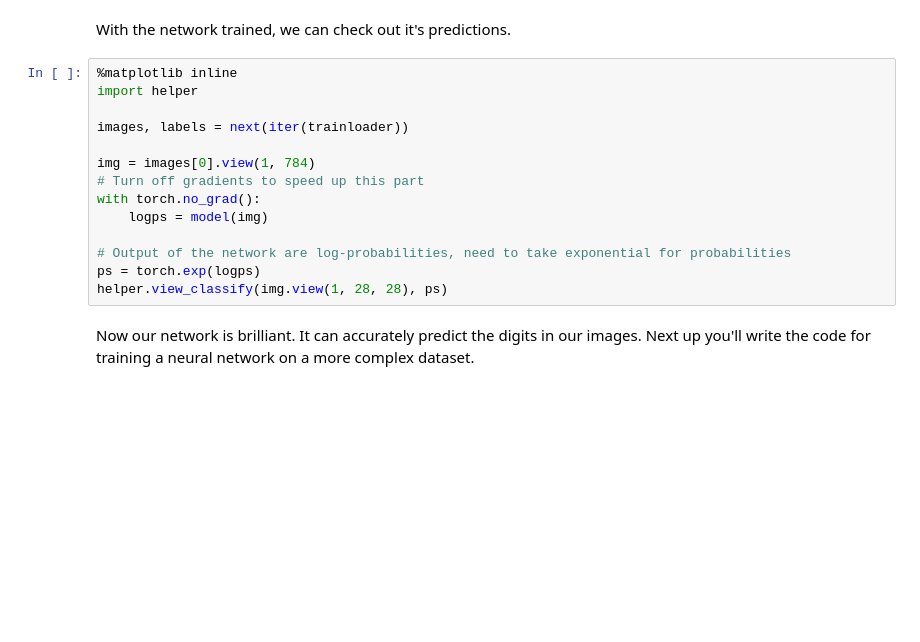
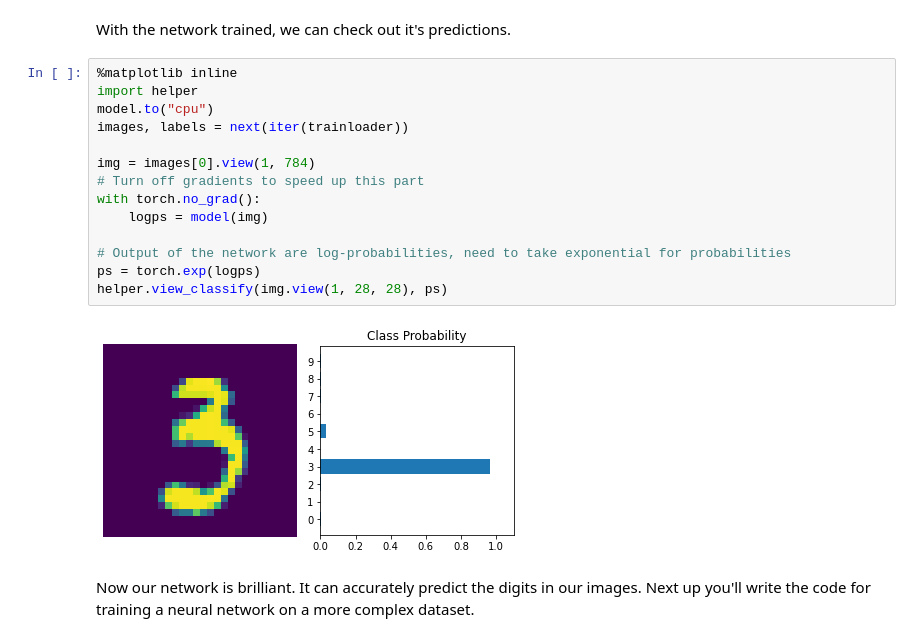
Before and after one commit to KevinHooah/deep-learning-v2-pytorch, a Jupyter notebook: intro-to-pytorch/Part 3 - Training Neural Networks (Exercises).ipynb, the cells around one changed output. Saved outputs shown, nothing was run; the diff lists cells and outputs as text; blank space fills up the shorter version.

```diff
--- a/intro-to-pytorch/Part 3 - Training Neural Networks (Exercises).ipynb
+++ b/intro-to-pytorch/Part 3 - Training Neural Networks (Exercises).ipynb
@@ -265,16 +344,18 @@ With the network trained, we can check out it's predictions.
 # %%
 %matplotlib inline
 import helper
-
+model.to("cpu")
 images, labels = next(iter(trainloader))
 
 img = images[0].view(1, 784)
 # Turn off gradients to speed up this part
 with torch.no_grad():
     logps = model(img)
 
 # Output of the network are log-probabilities, need to take exponential for probabilities
 ps = torch.exp(logps)
 helper.view_classify(img.view(1, 28, 28), ps)
+# %% [output]
+[figure, added]
 # %% [markdown]
 Now our network is brilliant. It can accurately predict the digits in our images. Next up you'll write the code for training a neural network on a more complex dataset.
```
Also changed, not shown: parts of 14 cells of this notebook, 1 other file.
